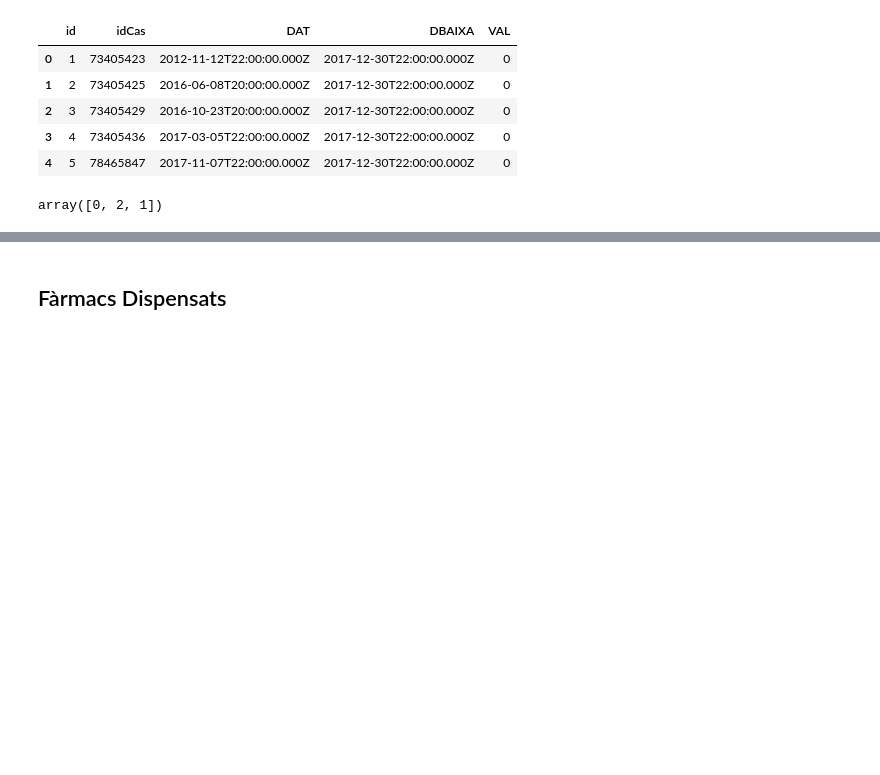
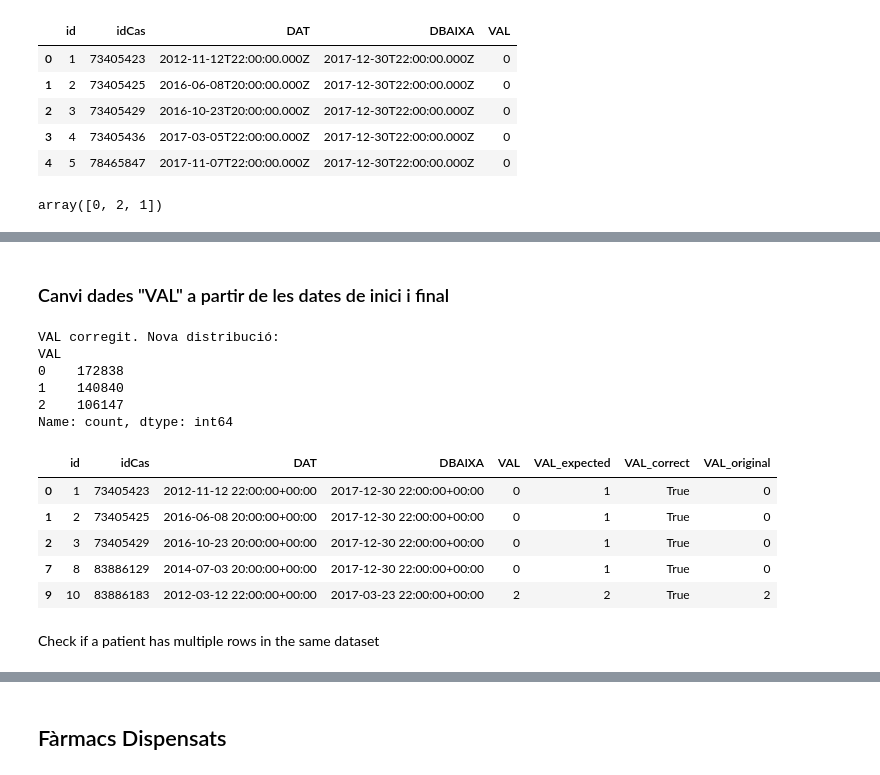
Before and after one commit to laiaraja/Data-sintetica, a Jupyter notebook: src/codi_analisis_random.ipynb, the cells around one changed output, grey strips where cells are left out. Cells and saved outputs as stored; diff of their text form; code cells hidden in the pictures; blank space fills up the shorter version.

```diff
--- a/src/codi_analisis_random.ipynb
+++ b/src/codi_analisis_random.ipynb
@@ -39,7 +39,7 @@ VAL:
 - 1= Fumador
 - 2 = exfumador
 # %%
-df_tabac=pd.read_csv(r"C:\Users\LRAJAG\Desktop\DATOS_PADRIS_nets\8_tabac_cohort_total_Final.csv")
+df_tabac=pd.read_csv(r"C:\Users\laiar\Desktop\DATOS_PADRIS_nets\8_tabac_cohort_total_Final.csv")
 df_tabac.head()
 # %% [output]
 |  | id | idCas | DAT | DBAIXA | VAL |
@@ -56,0 +55,9 @@ array([0, 2, 1])
+# %%
+# Filtering rows for just patients inside the study cohort
+patients_study = pd.read_csv(r"C:\Users\laiar\Desktop\DATOS_PADRIS_nets\3_taula_0_cohort_estudi_Final.csv")
+
+# Filter df to only keep rows where idCas is in the patients file
+df_tabac_study = df_tabac[df_tabac["idCas"].isin(patients_study["idCas"])].copy()
+
+print(f"Original rows:  {len(df_tabac)}")
+print(f"Filtered rows:  {len(df_tabac_study)}")
@@ -56,0 +84,4 @@ array([0, 2, 1])
+# %%
+# Convert dates — no warning should appear
+df_tabac_study["DAT"] = pd.to_datetime(df_tabac_study["DAT"], utc=True)
+df_tabac_study["DBAIXA"] = pd.to_datetime(df_tabac_study["DBAIXA"], utc=True)
@@ -56,0 +140,30 @@ array([0, 2, 1])
+# %% [markdown]
+### Canvi dades "VAL" a partir de les dates de inici i final
+# %%
+# Guarda el VAL original abans de canviar res
+df_tabac_study["VAL_original"] = df_tabac_study["VAL"]
+
+# Corregeix VAL basat en les dates
+df_tabac_study.loc[(df_tabac_study["VAL"] == 1) & (df_tabac_study["DBAIXA"] != placeholder), "VAL"] = 2
+df_tabac_study.loc[(df_tabac_study["VAL"] == 2) & (df_tabac_study["DBAIXA"] == placeholder), "VAL"] = 1
+
+print("VAL corregit. Nova distribució:")
+print(df_tabac_study["VAL"].value_counts())
+# %% [output]
+VAL corregit. Nova distribució:
+VAL
+0    172838
+1    140840
+2    106147
+Name: count, dtype: int64
+# %%
+df_tabac_study.head()
+# %% [output]
+|  | id | idCas | DAT | DBAIXA | VAL | VAL_expected | VAL_correct | VAL_original |
+| 0 | 1 | 73405423 | 2012-11-12 22:00:00+00:00 | 2017-12-30 22:00:00+00:00 | 0 | 1 | True | 0 |
+| 1 | 2 | 73405425 | 2016-06-08 20:00:00+00:00 | 2017-12-30 22:00:00+00:00 | 0 | 1 | True | 0 |
+| 2 | 3 | 73405429 | 2016-10-23 20:00:00+00:00 | 2017-12-30 22:00:00+00:00 | 0 | 1 | True | 0 |
+| 7 | 8 | 83886129 | 2014-07-03 20:00:00+00:00 | 2017-12-30 22:00:00+00:00 | 0 | 1 | True | 0 |
+| 9 | 10 | 83886183 | 2012-03-12 22:00:00+00:00 | 2017-03-23 22:00:00+00:00 | 2 | 2 | True | 2 |
+# %% [markdown]
+Check if a patient has multiple rows in the same dataset
```
Also changed, not shown: parts of 21 cells of this notebook, 1 other file.
